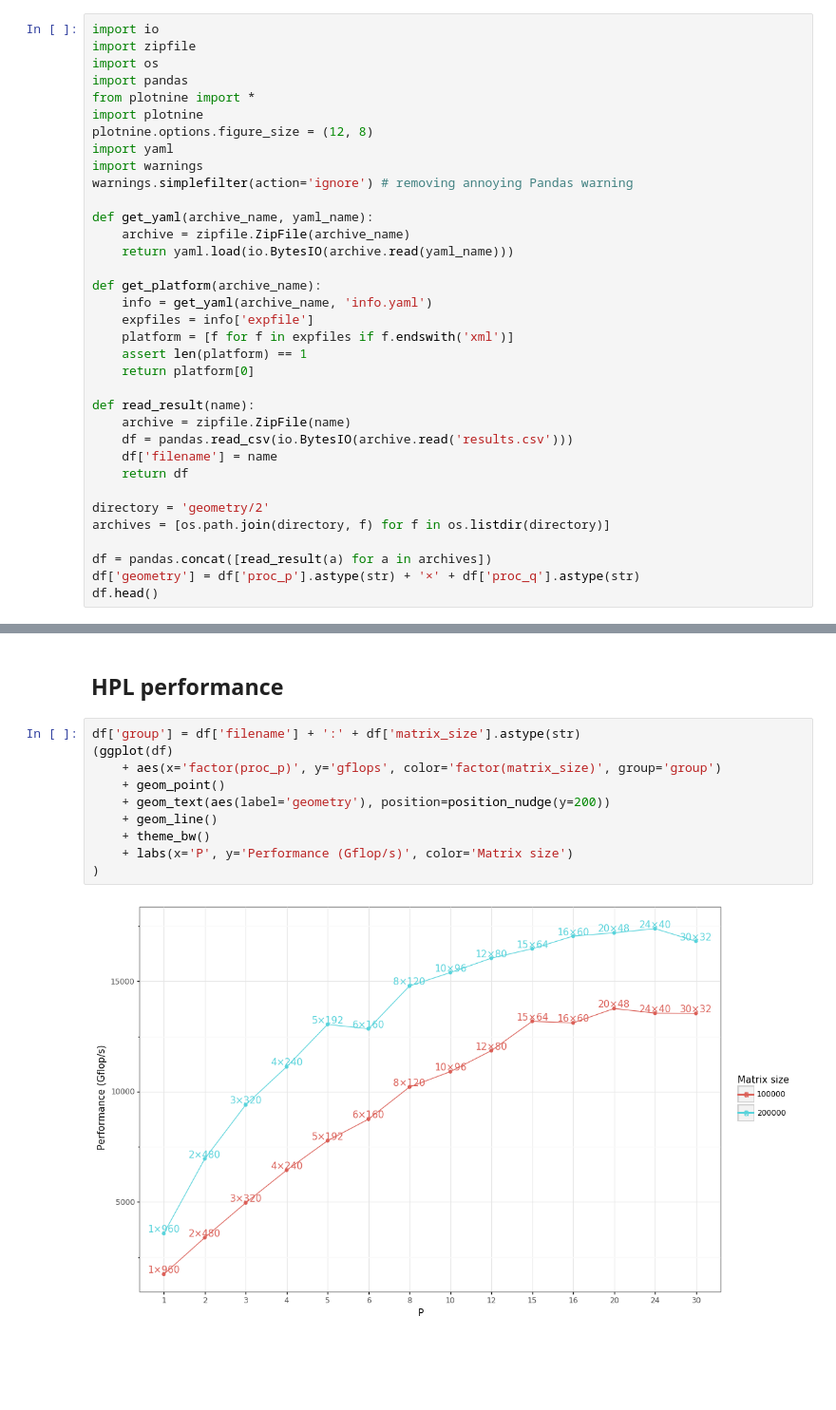
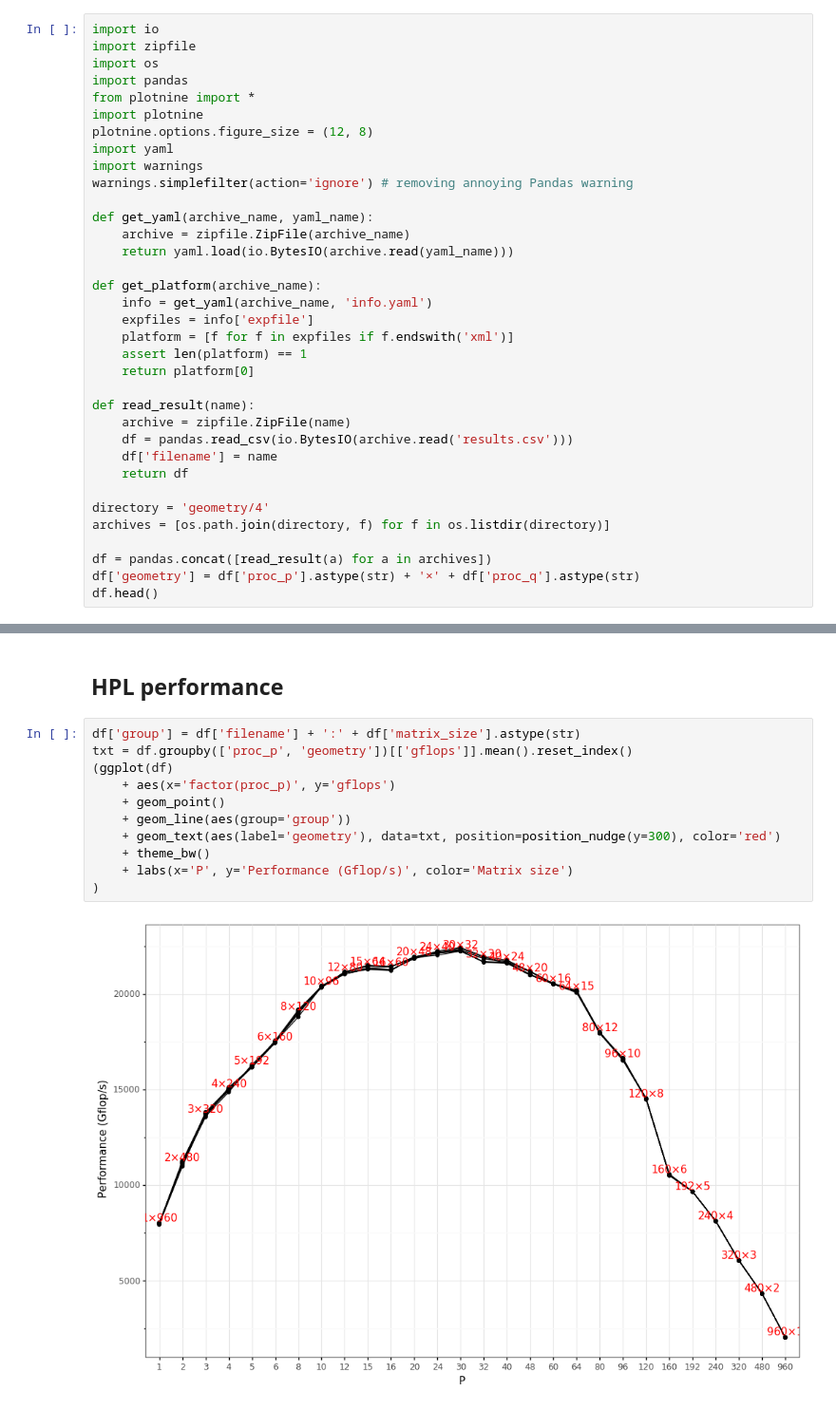
Before and after one commit to Ezibenroc/calibration_analysis, a Jupyter notebook: dahu/hpl/geometry.ipynb, the cells around one changed output, grey strips where cells are left out. Shown at 95% size. Drawn from its saved outputs; the diff is of its cells as text; blank space fills up the shorter version.

```diff
--- a/dahu/hpl/geometry.ipynb
+++ b/dahu/hpl/geometry.ipynb
@@ -29,7 +29,7 @@ def read_result(name):
     df['filename'] = name
     return df
 
-directory = 'geometry/2'
+directory = 'geometry/4'
 archives = [os.path.join(directory, f) for f in os.listdir(directory)]
 
 df = pandas.concat([read_result(a) for a in archives])
@@ -73,13 +75,14 @@ df[list(colnames)].drop_duplicates()
 ## HPL performance
 # %%
 df['group'] = df['filename'] + ':' + df['matrix_size'].astype(str)
+txt = df.groupby(['proc_p', 'geometry'])[['gflops']].mean().reset_index()
 (ggplot(df)
-    + aes(x='factor(proc_p)', y='gflops', color='factor(matrix_size)', group='group')
+    + aes(x='factor(proc_p)', y='gflops')
     + geom_point()
-    + geom_text(aes(label='geometry'), position=position_nudge(y=200))
-    + geom_line()
+    + geom_line(aes(group='group'))
+    + geom_text(aes(label='geometry'), data=txt, position=position_nudge(y=300), color='red')
     + theme_bw()
     + labs(x='P', y='Performance (Gflop/s)', color='Matrix size')
 )
 # %% [output]
-[figure, old version]
+[figure, new version]
```
Also changed, not shown: parts of 11 cells of this notebook.
